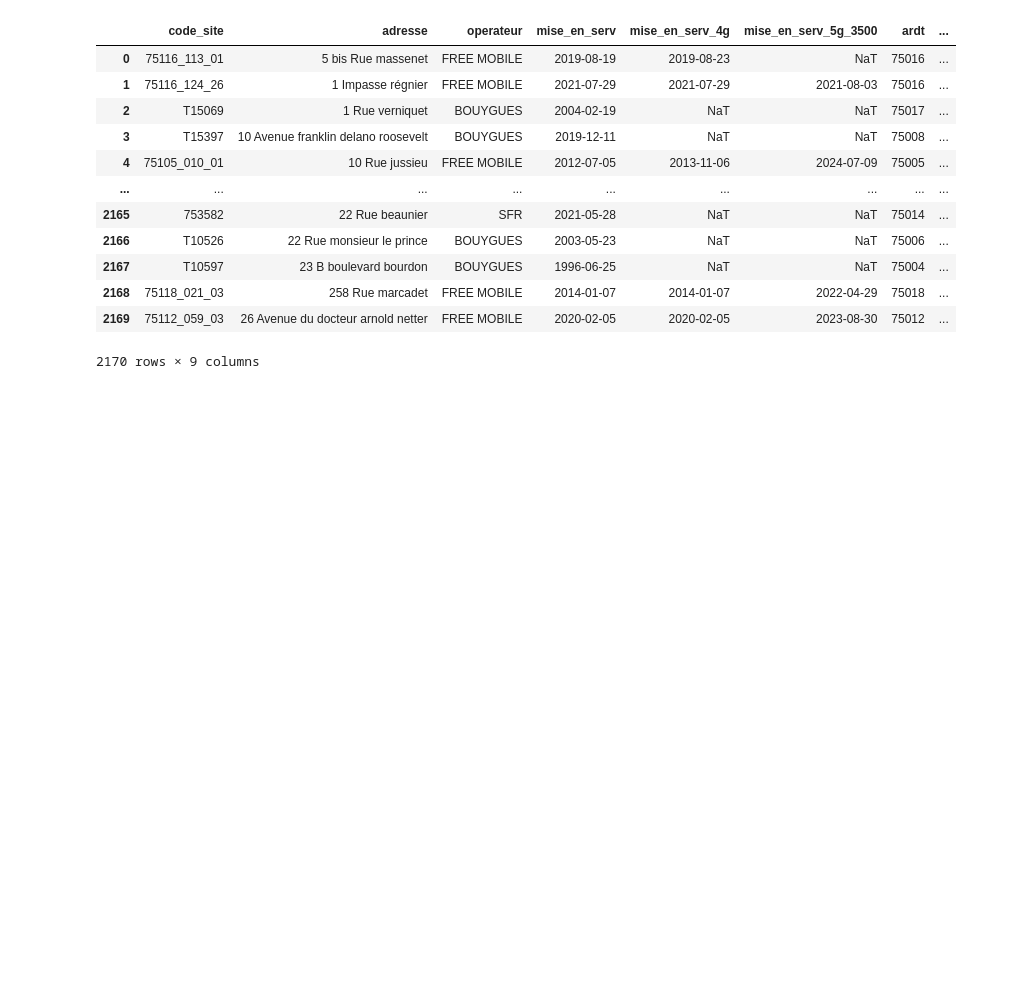
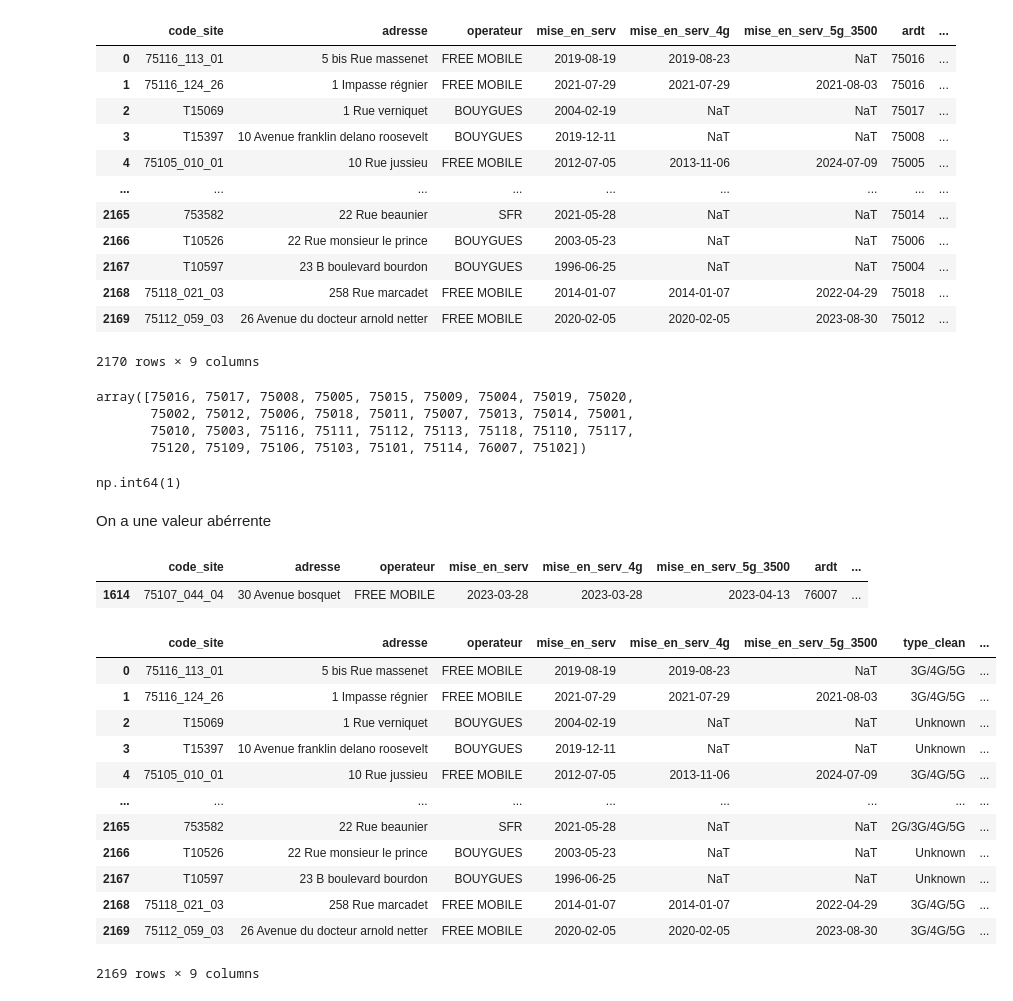
Before and after one commit to yasmineelhakem/data_antennes_relais, a Jupyter notebook: data_cleaning.ipynb, the cells around one changed output. Drawn from its saved outputs; the diff is of its cells as text; code cells hidden in the pictures; blank space fills up the shorter version.

```diff
--- a/data_cleaning.ipynb
+++ b/data_cleaning.ipynb
@@ -268,5 +268,43 @@ df
 | 2168 | 75118_021_03 | 258 Rue marcadet | FREE MOBILE | 2014-01-07 | 2014-01-07 | 2022-04-29 | 75018 | ... |
 | 2169 | 75112_059_03 | 26 Avenue du docteur arnold netter | FREE MOBILE | 2020-02-05 | 2020-02-05 | 2023-08-30 | 75012 | ... |
 2170 rows × 9 columns
+# %%
+df['ardt'].unique()
+# %% [output]
+array([75016, 75017, 75008, 75005, 75015, 75009, 75004, 75019, 75020,
+       75002, 75012, 75006, 75018, 75011, 75007, 75013, 75014, 75001,
+       75010, 75003, 75116, 75111, 75112, 75113, 75118, 75110, 75117,
+       75120, 75109, 75106, 75103, 75101, 75114, 76007, 75102])
+# %%
+df['ardt'].astype(str).str.startswith('76').sum()
+# %% [output]
+np.int64(1)
+# %% [markdown]
+On a une valeur abérrente
+# %%
+df[df['ardt'].astype(str).str.startswith('76')]
+# %% [output]
+|  | code_site | adresse | operateur | mise_en_serv | mise_en_serv_4g | mise_en_serv_5g_3500 | ardt | ... |
+| 1614 | 75107_044_04 | 30 Avenue bosquet | FREE MOBILE | 2023-03-28 | 2023-03-28 | 2023-04-13 | 76007 | ... |
+# %%
+df = df[df['ardt'].astype(str).str.startswith('75')].copy()
+# %%
+df['arrondissement'] = df['ardt'].astype(str).str[-2:].astype(int)
+df = df.drop(columns=['ardt'])
+df
+# %% [output]
+|  | code_site | adresse | operateur | mise_en_serv | mise_en_serv_4g | mise_en_serv_5g_3500 | type_clean | ... |
+| 0 | 75116_113_01 | 5 bis Rue massenet | FREE MOBILE | 2019-08-19 | 2019-08-23 | NaT | 3G/4G/5G | ... |
+| 1 | 75116_124_26 | 1 Impasse régnier | FREE MOBILE | 2021-07-29 | 2021-07-29 | 2021-08-03 | 3G/4G/5G | ... |
+| 2 | T15069 | 1 Rue verniquet | BOUYGUES | 2004-02-19 | NaT | NaT | Unknown | ... |
+| 3 | T15397 | 10 Avenue franklin delano roosevelt | BOUYGUES | 2019-12-11 | NaT | NaT | Unknown | ... |
+| 4 | 75105_010_01 | 10 Rue jussieu | FREE MOBILE | 2012-07-05 | 2013-11-06 | 2024-07-09 | 3G/4G/5G | ... |
+| ... | ... | ... | ... | ... | ... | ... | ... | ... |
+| 2165 | 753582 | 22 Rue beaunier | SFR | 2021-05-28 | NaT | NaT | 2G/3G/4G/5G | ... |
+| 2166 | T10526 | 22 Rue monsieur le prince | BOUYGUES | 2003-05-23 | NaT | NaT | Unknown | ... |
+| 2167 | T10597 | 23 B boulevard bourdon | BOUYGUES | 1996-06-25 | NaT | NaT | Unknown | ... |
+| 2168 | 75118_021_03 | 258 Rue marcadet | FREE MOBILE | 2014-01-07 | 2014-01-07 | 2022-04-29 | 3G/4G/5G | ... |
+| 2169 | 75112_059_03 | 26 Avenue du docteur arnold netter | FREE MOBILE | 2020-02-05 | 2020-02-05 | 2023-08-30 | 3G/4G/5G | ... |
+2169 rows × 9 columns
 # %%
 df.to_csv("antennes_clean.csv", index=False)
```
Also changed, not shown: parts of 1 cell of this notebook, 2 other files.
